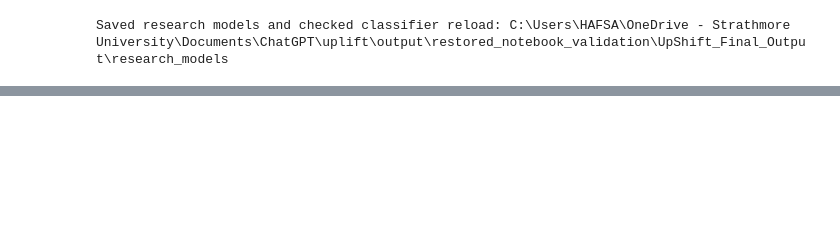
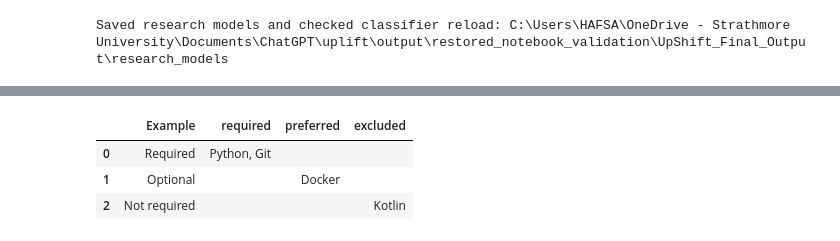
Before and after one commit to CoIlins/SemProject_MLEngine, a Jupyter notebook: SemanticMatching_Final.ipynb, the cells around one changed output, grey strips where cells are left out. Cells and saved outputs as stored; diff of their text form; code cells hidden in the pictures; blank space fills up the shorter version.

```diff
--- a/SemanticMatching_Final.ipynb
+++ b/SemanticMatching_Final.ipynb
@@ -2350,0 +3533,33 @@ Saved research models and checked classifier reload: C:\Users\HAFSA\OneDrive - S
+# %%
+importlib.invalidate_caches()
+from sklearn.model_selection import train_test_split
+from sklearn.feature_extraction.text import TfidfVectorizer
+from upshift_ai.data import load_resumes, load_jobs, fingerprint
+from upshift_ai.preprocessing import TOKEN_PATTERN
+from upshift_ai.skills import build_lexicon
+from upshift_ai.semantic import load_encoder, encode_documents, MODEL_ID, MODEL_REVISION
+from upshift_ai.sentiment import sentiment_benchmark
+from upshift_ai.handoff import ModelService
+
+app_resumes, cv_audit = load_resumes(RESUME_PATH)
+app_jobs, job_audit = load_jobs(JOBS_PATH, max_jobs=6000)
+app_skills = pd.read_csv(SKILLS_PATH, dtype=str).fillna('')
+app_skills = app_skills.drop_duplicates('conceptUri')
+app_skills = app_skills[app_skills.conceptUri.ne('') & app_skills.preferredLabel.str.strip().ne('')]
+app_lexicon = build_lexicon(app_skills)
+app_train, app_test = train_test_split(app_resumes.index, test_size=.2,
+                                     stratify=app_resumes.Category, random_state=42)
+app_retriever = TfidfVectorizer(token_pattern=TOKEN_PATTERN, ngram_range=(1, 2),
+    min_df=2, max_df=.95, max_features=40000, sublinear_tf=True)
+app_retriever.fit(pd.concat([app_resumes.loc[app_train, 'text'], app_jobs.text], ignore_index=True))
+app_word_vectors = app_retriever.transform(app_jobs.text)
+app_job_skills = []
+for row in app_jobs.itertuples():
+    found = app_lexicon.job_skills(row.title + '\n' + row.description + '\n' + str(row.skills_desc))
+    app_job_skills.append({key: found[key] for key in ['required','preferred','mentioned','excluded']})
+
+app_encoder = load_encoder(os.environ.get('UPSHIFT_ENCODER_PATH'))
+app_vectors = encode_documents(app_encoder, app_jobs.text.tolist(), DATA / 'semantic_job_vectors.npy')
+display(pd.DataFrame({'Source':['CVs','Research jobs','Skill names'],
+                      'Used':[len(app_resumes),len(app_jobs),len(app_skills)]}))
+print('Meaning-based ranking is the existing app setting; this test does not claim it wins every comparison.')
@@ -2350,0 +3572,17 @@ Saved research models and checked classifier reload: C:\Users\HAFSA\OneDrive - S
+# %%
+# Demonstrate the live skill rules using fictional text.
+skill_examples = [
+    ('Required', 'Requirements: Python and Git are required.'),
+    ('Optional', 'Docker is preferred but not required.'),
+    ('Not required', 'Kotlin is not required.')]
+rows = []
+for name, text in skill_examples:
+    found = app_lexicon.job_skills(text)
+    rows.append({'Example':name, **{key:', '.join(app_lexicon.concepts[s]['label'] for s in found[key])
+                                  for key in ['required','preferred','excluded']}})
+display(pd.DataFrame(rows))
+# %% [output]
+|  | Example | required | preferred | excluded |
+| 0 | Required | Python, Git |  |  |
+| 1 | Optional |  | Docker |  |
+| 2 | Not required |  |  | Kotlin |
```
Also changed, not shown: parts of 67 cells of this notebook, 1 other file.
